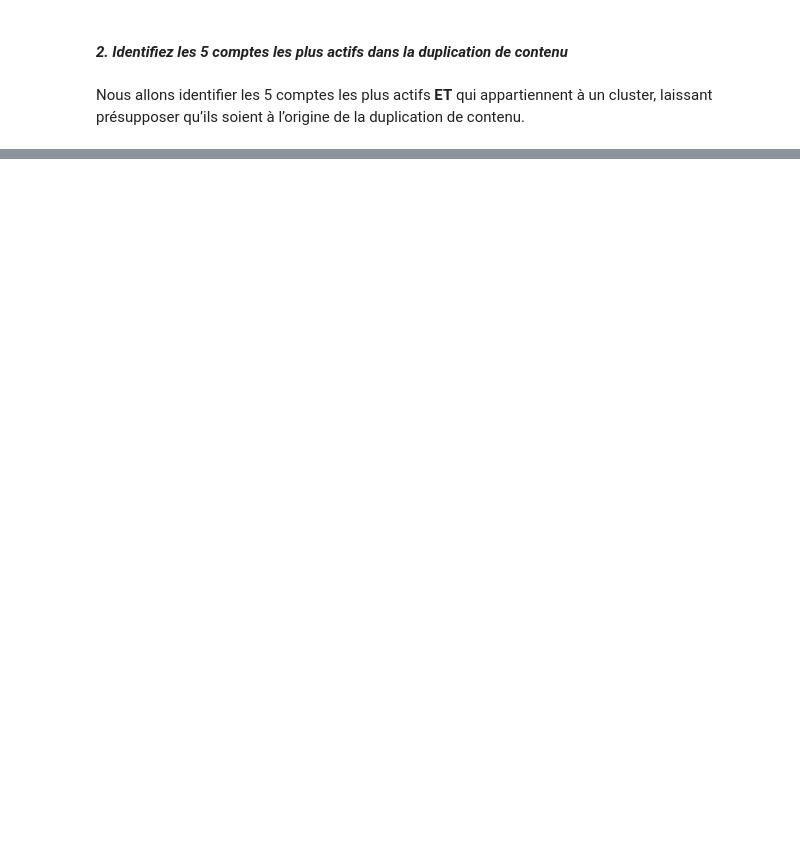
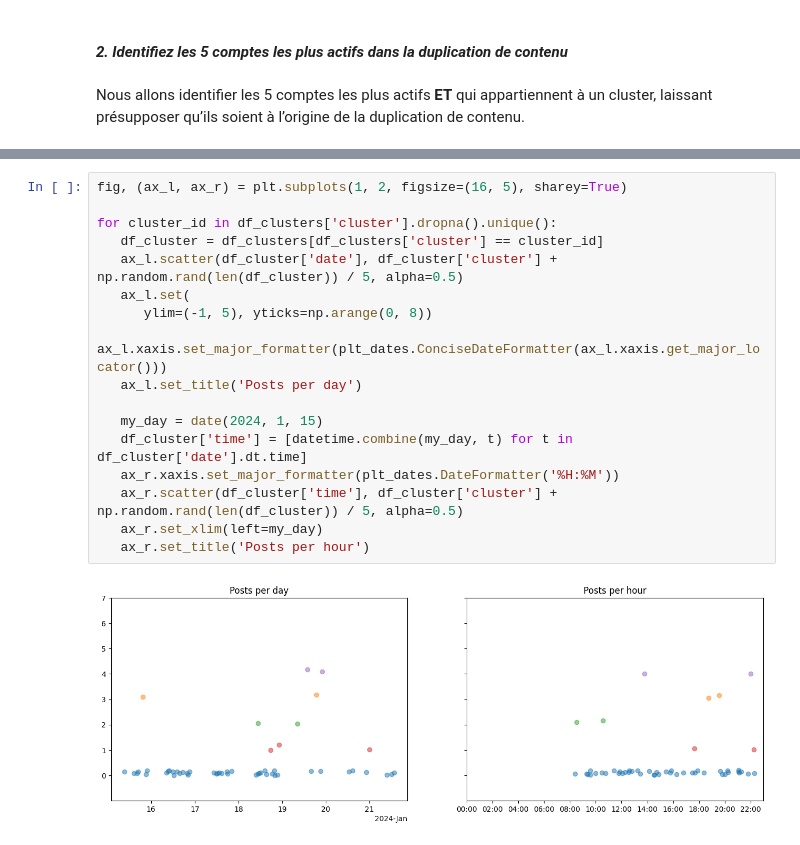
Before and after one commit to matthewslouismarie/esilv-social-engineering-td3, a Jupyter notebook: shared/d3lta/notebook.ipynb, the cells around one changed output, grey strips where cells are left out. Drawn from its saved outputs; the diff is of its cells as text; blank space fills up the shorter version.

```diff
--- a/shared/d3lta/notebook.ipynb
+++ b/shared/d3lta/notebook.ipynb
@@ -172,0 +171,19 @@ df_clusters[df_clusters['cluster_id'].notna()]
+# %%
+fig, (ax_l, ax_r) = plt.subplots(1, 2, figsize=(16, 5), sharey=True)
+
+for cluster_id in df_clusters['cluster'].dropna().unique():
+   df_cluster = df_clusters[df_clusters['cluster'] == cluster_id]
+   ax_l.scatter(df_cluster['date'], df_cluster['cluster'] + np.random.rand(len(df_cluster)) / 5, alpha=0.5)
+   ax_l.set(
+      ylim=(-1, 5), yticks=np.arange(0, 8))
+   ax_l.xaxis.set_major_formatter(plt_dates.ConciseDateFormatter(ax_l.xaxis.get_major_locator()))
+   ax_l.set_title('Posts per day')
+
+   my_day = date(2024, 1, 15)
+   df_cluster['time'] = [datetime.combine(my_day, t) for t in df_cluster['date'].dt.time]
+   ax_r.xaxis.set_major_formatter(plt_dates.DateFormatter('%H:%M'))
+   ax_r.scatter(df_cluster['time'], df_cluster['cluster'] + np.random.rand(len(df_cluster)) / 5, alpha=0.5)
+   ax_r.set_xlim(left=my_day)
+   ax_r.set_title('Posts per hour')
+# %% [output]
+[figure, added]
```
Also changed, not shown: parts of 19 cells of this notebook.
